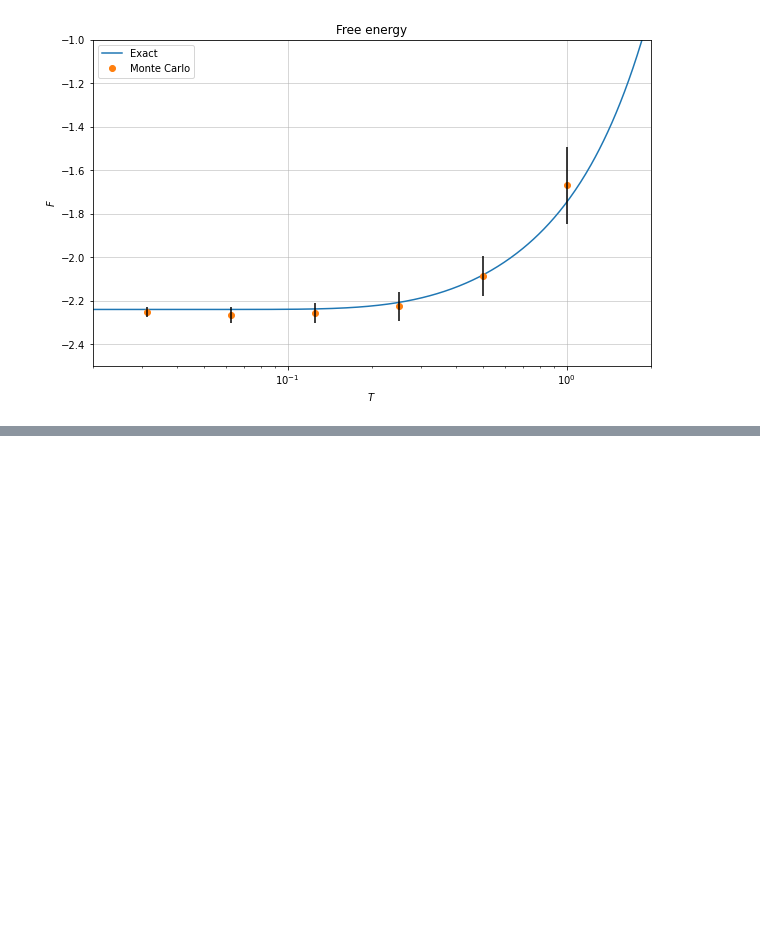
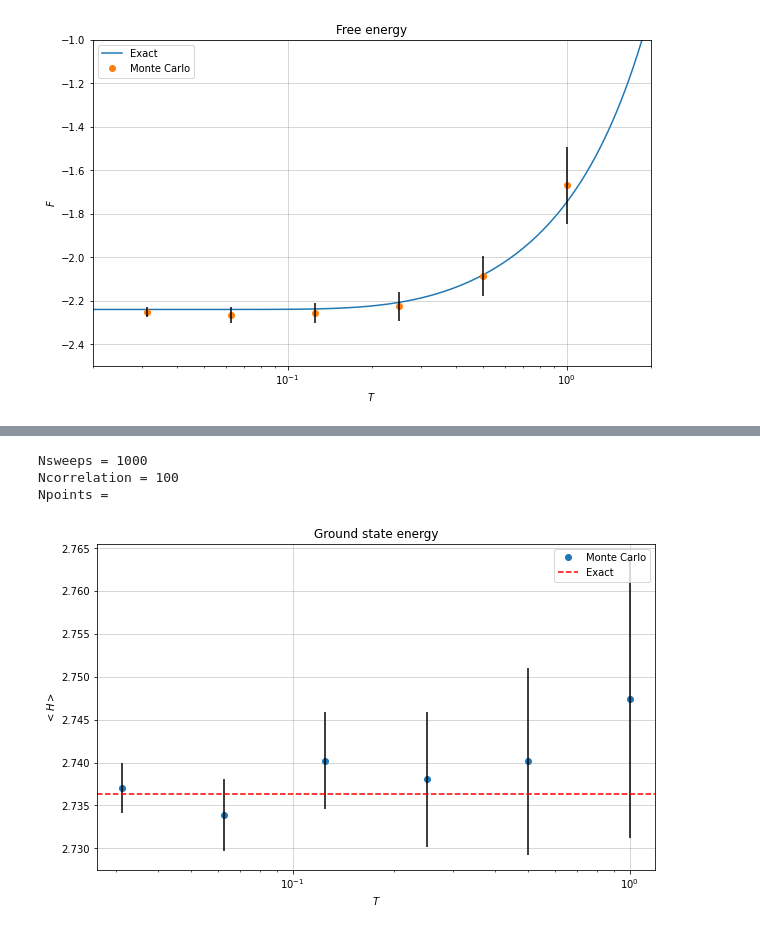
Before and after one commit to FabioOri/QuantumMonteCarlo, a Jupyter notebook: 3_adiabatic.ipynb, the cells around one changed output, grey strips where cells are left out. Cells and saved outputs as stored; diff of their text form; code cells hidden in the pictures; blank space fills up the shorter version.

```diff
--- a/3_adiabatic.ipynb
+++ b/3_adiabatic.ipynb
@@ -50,7 +51,7 @@ n =
 omega0 =
 Nswitch =
 # %%
-eps = float(input("epsilon = ") or 0.1)
+eps = float(input("epsilon = ") or 0.5)
 
 # Function that updates x according to Metropolis algorithm
 def update(x, alpha, N):
@@ -332,0 +368,32 @@ The adiabatic switching method allows to compute the free energy of the anharmon
+# %%
+Nsweeps = int(input("Nsweeps = ") or 100)
+Ncor = int(input("Ncorrelation = ") or 50)
+Npoints = int(input("Npoints = ") or 6)
+
+N = 20
+
+H_vec = np.zeros(Npoints)
+T_vec = np.zeros(Npoints)
+err_vec = np.zeros(Npoints)
+
+for j in tqdm(range(Npoints), leave = False):
+    H_vec[j], err_vec[j] = VirialMC(N)
+    T_vec[j] = 1 / (N*a)
+    N = 2*N
+# %% [output]
+Nsweeps = 1000
+Ncorrelation = 100
+Npoints =
+# %%
+fig, ax = plt.subplots(figsize = (10, 6))
+ax.plot(T_vec, H_vec, 'o', label = 'Monte Carlo')
+plt.errorbar(T_vec, H_vec, yerr = err_vec, xerr = None, fmt = 'None', ecolor = 'black');
+plt.axhline(y = EigVals[1], ls = '--', color = 'red', label = 'Exact')
+ax.set_xlabel('$T$')
+ax.set_ylabel('$<H>$')
+ax.set_xscale('log')
+plt.grid(linewidth = 0.5)
+plt.title('Ground state energy');
+plt.legend();
+# %% [output]
+[figure, added]
```
Also changed, not shown: parts of 6 cells of this notebook.
